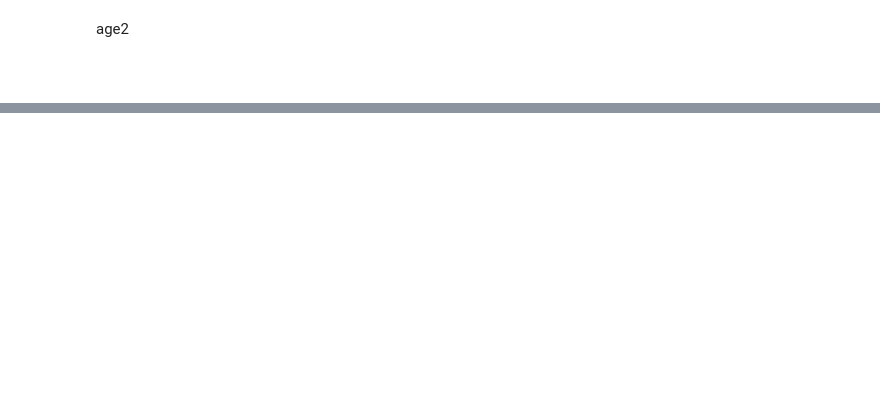
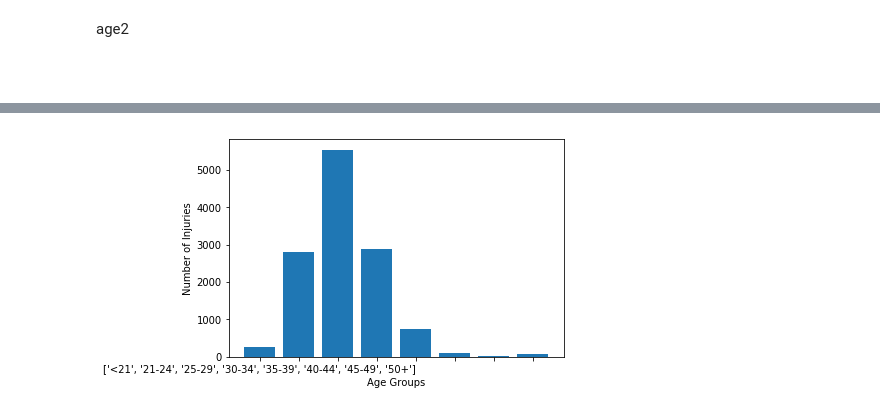
Before and after one commit to Mspivey100/Pineapple-Project, a Jupyter notebook: Age vs Sports Injuries in the NBA-Copy1.ipynb, the cells around one changed output, grey strips where cells are left out. Cells and saved outputs as stored; diff of their text form; code cells hidden in the pictures; blank space fills up the shorter version.

```diff
--- a/Age vs Sports Injuries in the NBA-Copy1.ipynb
+++ b/Age vs Sports Injuries in the NBA-Copy1.ipynb
@@ -265,0 +109,4 @@ age_demographics.sort_index()
+# %%
+inj_age_df = nba_hurt.groupby(["Age Group"])
+inj_age_count = inj_age_df["Age Group"].count()
+inj_age_count
@@ -265,0 +124,5 @@ age_demographics.sort_index()
+# %%
+x_axis = np.arange(len(group_names))
+plt.bar(x_axis,inj_age_count, label="Age Groups", align = "center")
+# %% [output]
+[figure, added]
```
Also changed, not shown: parts of 24 cells of this notebook, 1 other file.
